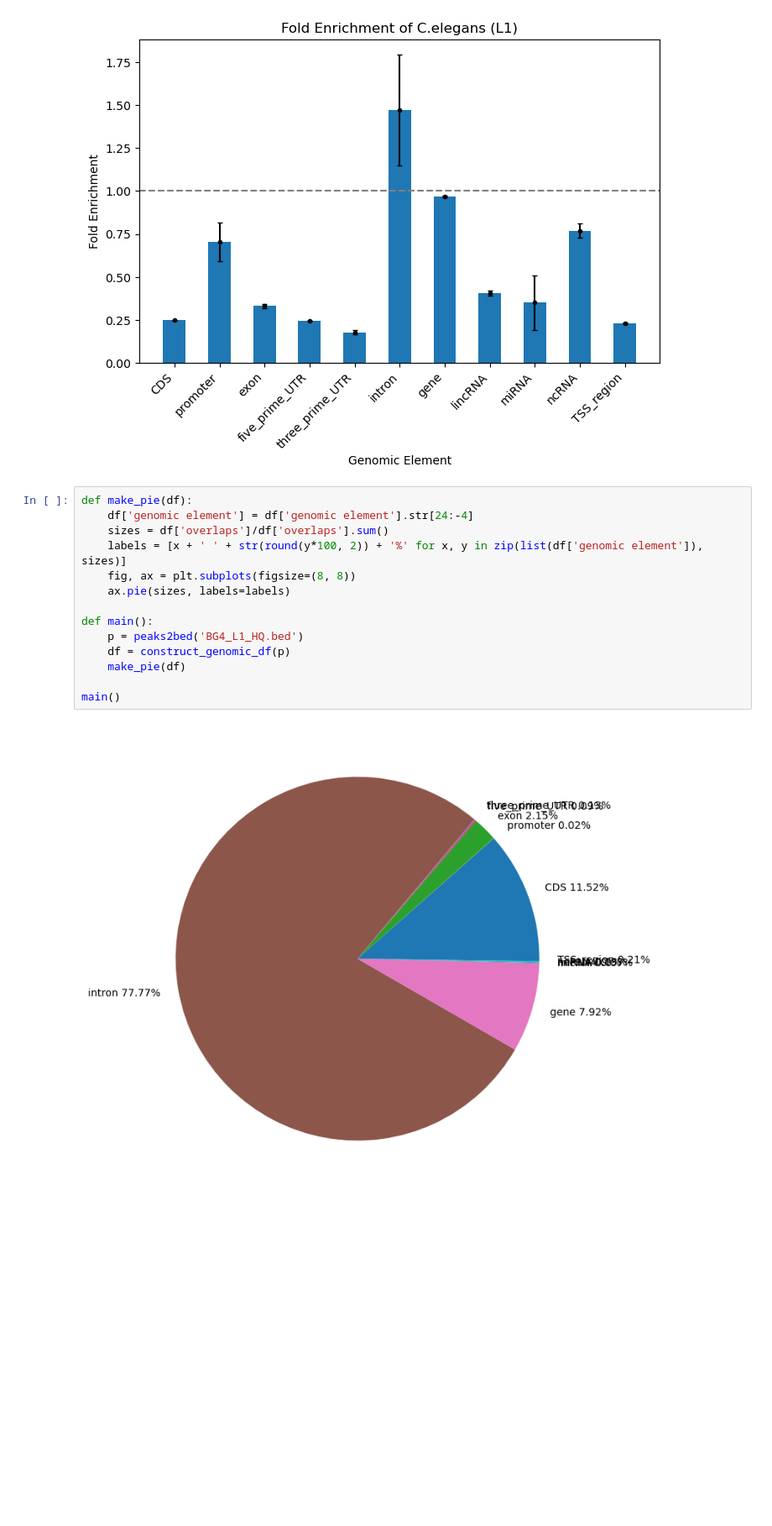
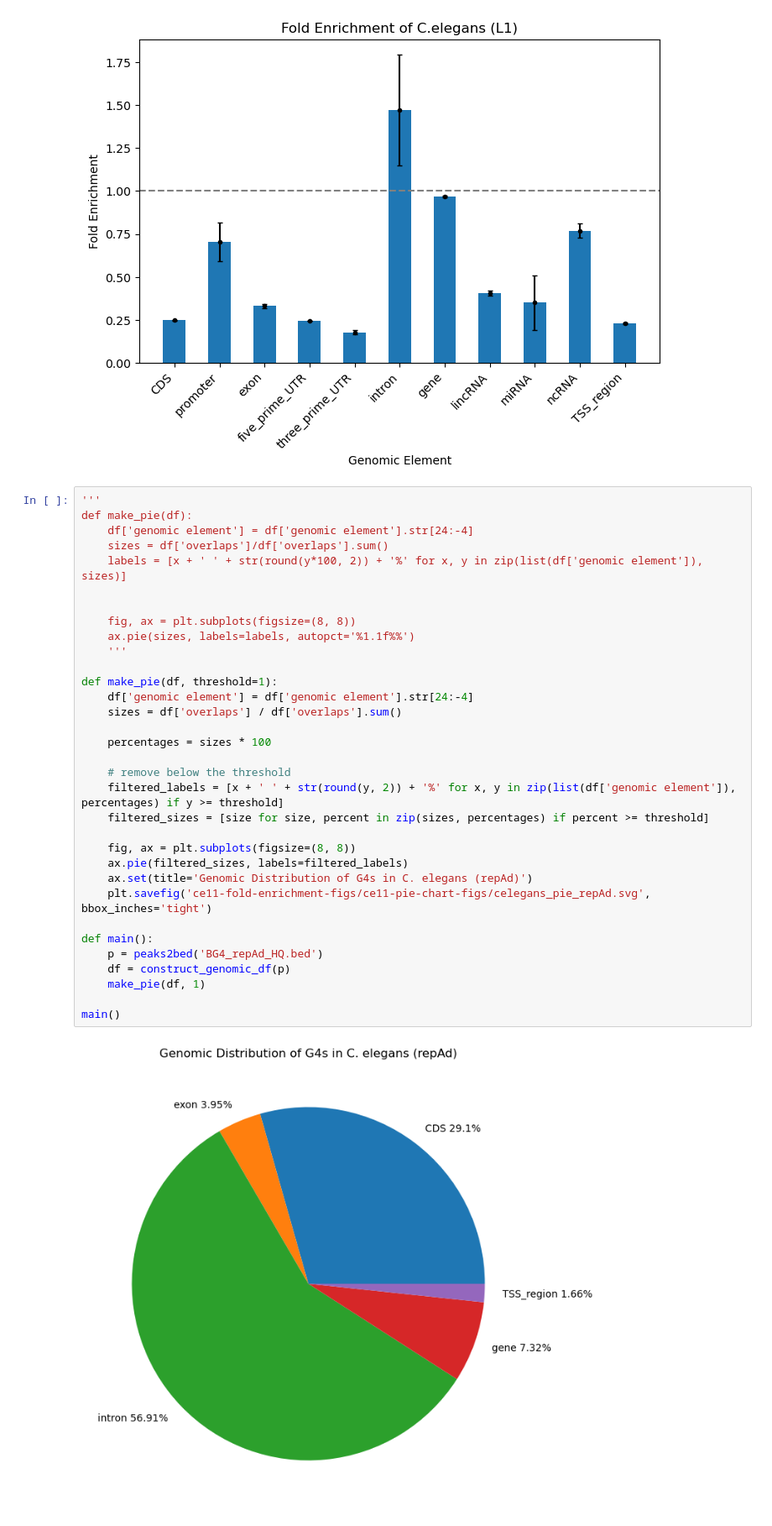
Before and after one commit to ellachee4/daylab, a Jupyter notebook: c-elegans-visual.ipynb, the cells around one changed output. Shown: that part at 84% size. Saved outputs shown, nothing was run; the diff lists cells and outputs as text; blank space fills up the shorter version.

Commit message:
pie chart

```diff
--- a/c-elegans-visual.ipynb
+++ b/c-elegans-visual.ipynb
@@ -81,18 +81,37 @@ main()
 # %% [output]
 [figure]
 # %%
+'''
 def make_pie(df):
     df['genomic element'] = df['genomic element'].str[24:-4]
     sizes = df['overlaps']/df['overlaps'].sum()
     labels = [x + ' ' + str(round(y*100, 2)) + '%' for x, y in zip(list(df['genomic element']), sizes)]
+
+
     fig, ax = plt.subplots(figsize=(8, 8))
-    ax.pie(sizes, labels=labels)
+    ax.pie(sizes, labels=labels, autopct='%1.1f%%')
+    '''
+
+def make_pie(df, threshold=1):
+    df['genomic element'] = df['genomic element'].str[24:-4]
+    sizes = df['overlaps'] / df['overlaps'].sum()
+
+    percentages = sizes * 100
+
+    # remove below the threshold
+    filtered_labels = [x + ' ' + str(round(y, 2)) + '%' for x, y in zip(list(df['genomic element']), percentages) if y >= threshold]
+    filtered_sizes = [size for size, percent in zip(sizes, percentages) if percent >= threshold]
+
+    fig, ax = plt.subplots(figsize=(8, 8))
+    ax.pie(filtered_sizes, labels=filtered_labels)
+    ax.set(title='Genomic Distribution of G4s in C. elegans (repAd)')
+    plt.savefig('ce11-fold-enrichment-figs/ce11-pie-chart-figs/celegans_pie_repAd.svg', bbox_inches='tight')
 
 def main():
-    p = peaks2bed('BG4_L1_HQ.bed')
+    p = peaks2bed('BG4_repAd_HQ.bed')
     df = construct_genomic_df(p)
-    make_pie(df)
+    make_pie(df, 1)
 
 main()
 # %% [output]
-[figure, old version]
+[figure, new version]
```
